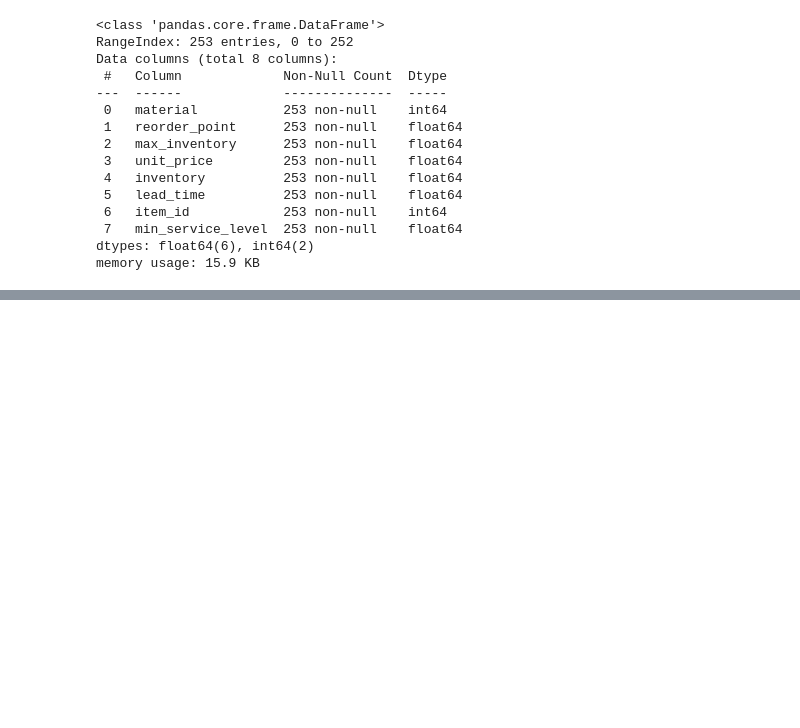
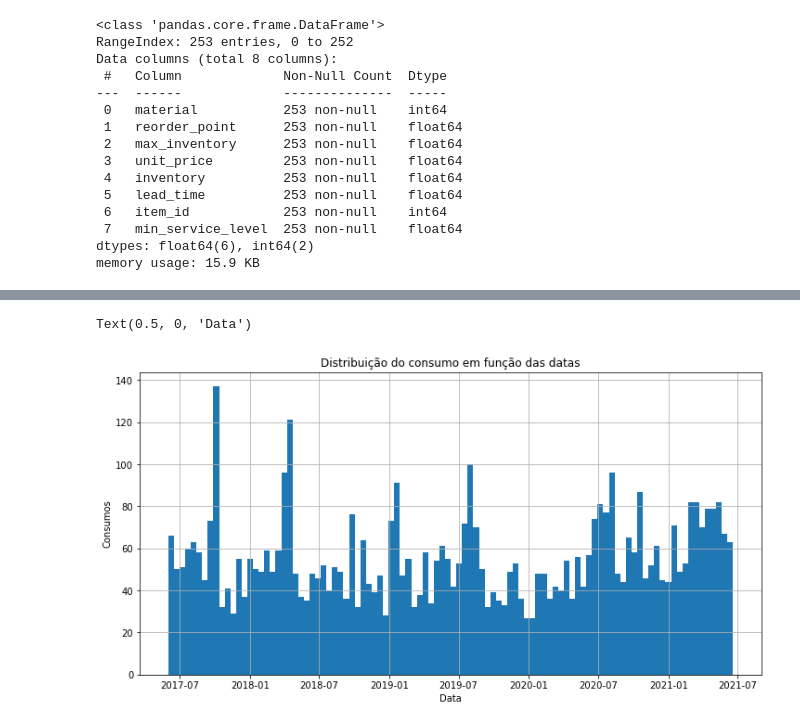
Before and after one commit to PanGeia-Study-Group/Otimizacao_supply_chain, a Jupyter notebook: codigo/EDA.ipynb, the cells around one changed output, grey strips where cells are left out. Cells and saved outputs as stored; diff of their text form; code cells hidden in the pictures; blank space fills up the shorter version.

```diff
--- a/codigo/EDA.ipynb
+++ b/codigo/EDA.ipynb
@@ -56,0 +140,10 @@ O dataset tem 253 linhas e 8 colunas
+# %%
+#Distribuição dos consumos ao longo das datas
+plt.figure(figsize=(12,6))
+cons_df.date.hist(bins=100)
+plt.title('Distribuição do consumo em função das datas')
+plt.ylabel('Consumos')
+plt.xlabel('Data')
+# %% [output]
+Text(0.5, 0, 'Data')
+[figure, added]
```
Also changed, not shown: parts of 19 cells of this notebook.
